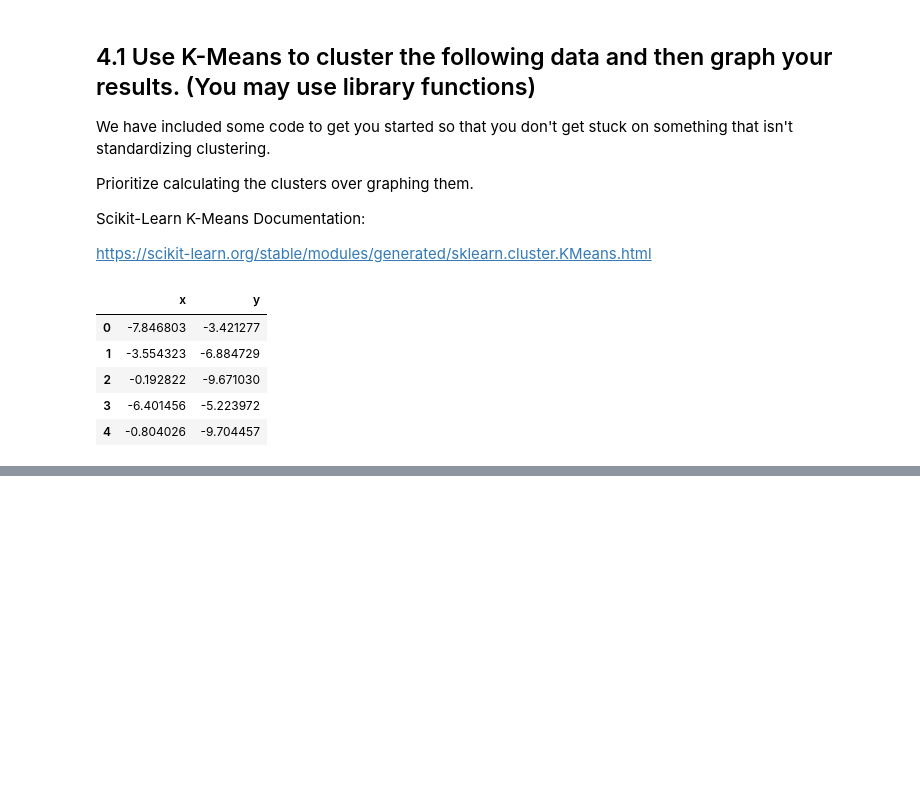
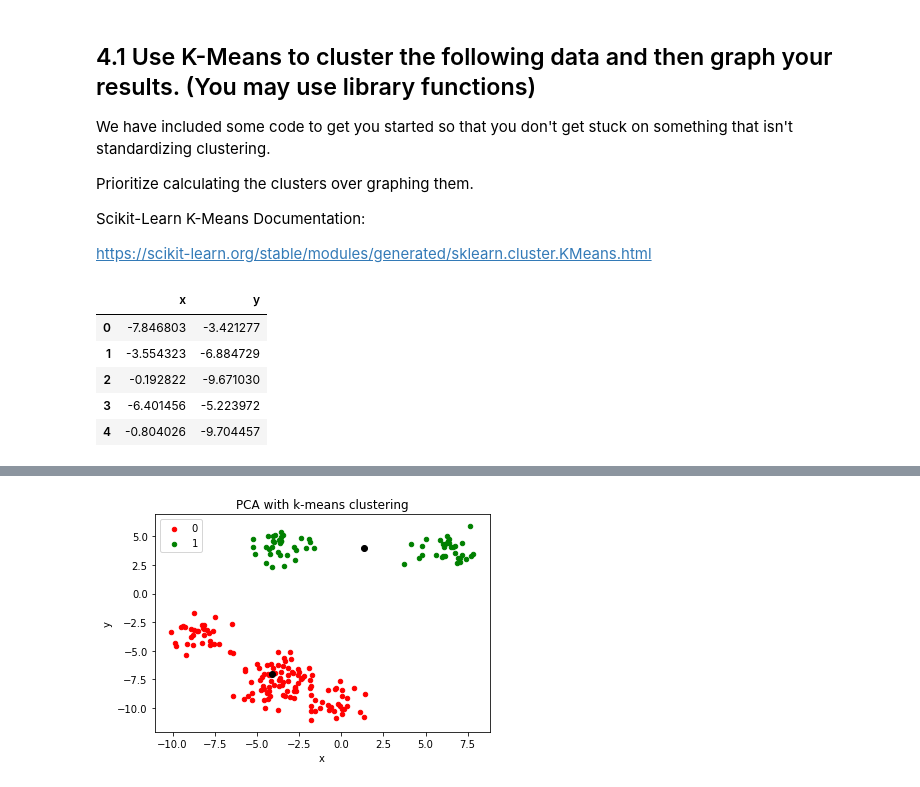
Before and after one commit to damerei/DS-Unit-2-Sprint-1-Linear-Algebra, a Jupyter notebook: Linear_Algebra_Sprint_Challenge.ipynb, the cells around one changed output, grey strips where cells are left out. Saved outputs shown, nothing was run; the diff lists cells and outputs as text; code cells hidden in the pictures; blank space fills up the shorter version.

```diff
--- a/Linear_Algebra_Sprint_Challenge.ipynb
+++ b/Linear_Algebra_Sprint_Challenge.ipynb
@@ -221,0 +303,6 @@ points.head()
+# %%
+points['clusters'] = labels
+
+points = points.rename({0: "x", 1: "y"}, axis='columns')
+
+points.sample(5)
@@ -221,0 +316,23 @@ points.head()
+# %%
+def plot_clusters(df, column_header, centroids):
+  colors = {0:'red', 1:'green', 2:'blue'}
+  fig, ax = plt.subplots()
+  ax.plot(centroids.iloc[0].x, centroids.iloc[0].y, "ok")
+  ax.plot(centroids.iloc[1].x, centroids.iloc[1].y, "ok")
+  plt.title('PCA with k-means clustering')
+
+  #Un-comment to plot 3 clusters
+  #ax.plot(centroids.iloc[2].x, centroids.iloc[2].y, "ok")
+
+  grouped = df.groupby(column_header)
+  for key, group in grouped:
+    group.plot(ax=ax, kind='scatter', x='x', y='y', label=key, color=colors[key])
+  plt.show()
+# %%
+def get_centroids(df,column):
+  return df.groupby(column).mean()
+# %%
+centroids = get_centroids(points, 'clusters')
+plot_clusters(points, 'clusters',centroids)
+# %% [output]
+[figure, added]
```
Also changed, not shown: parts of 12 cells of this notebook.
